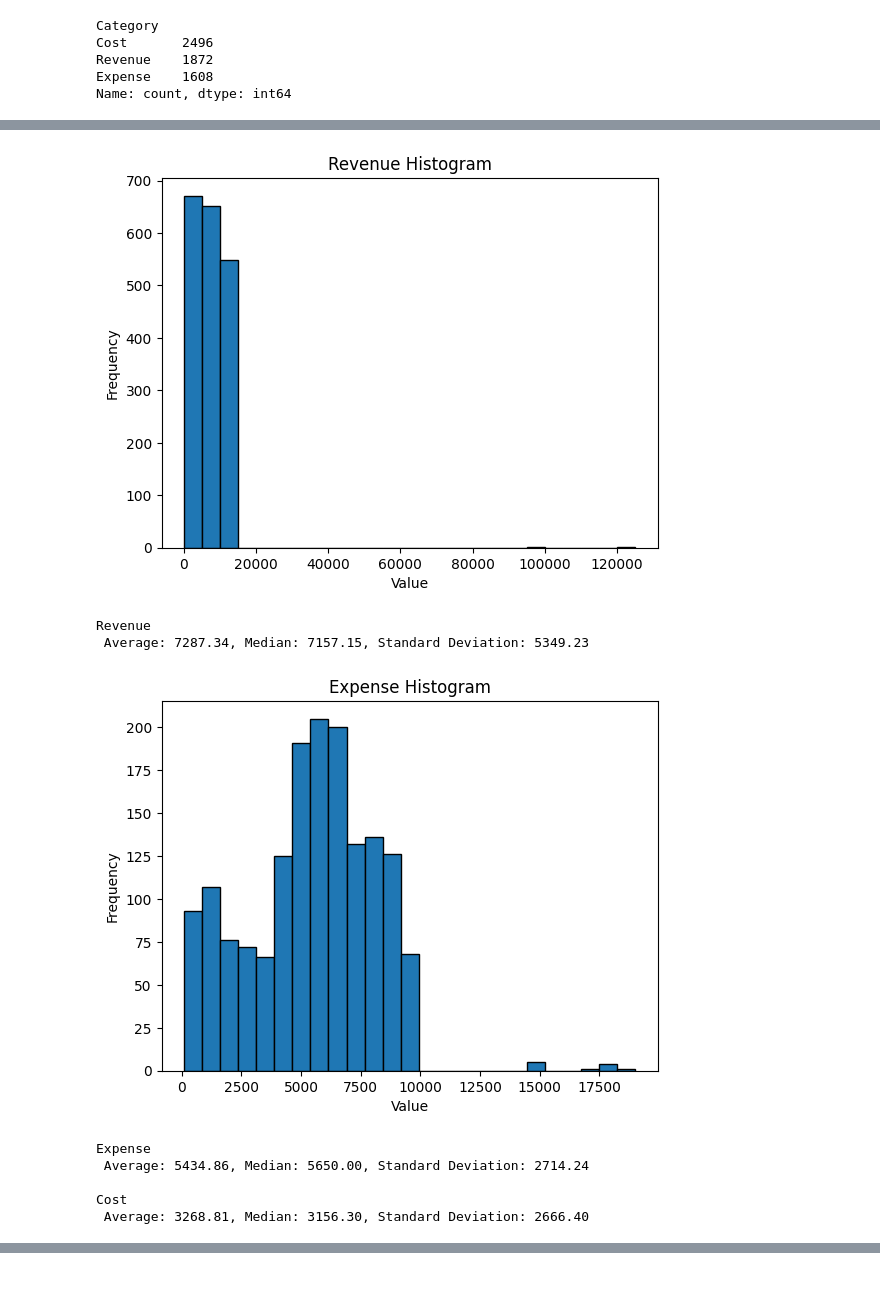
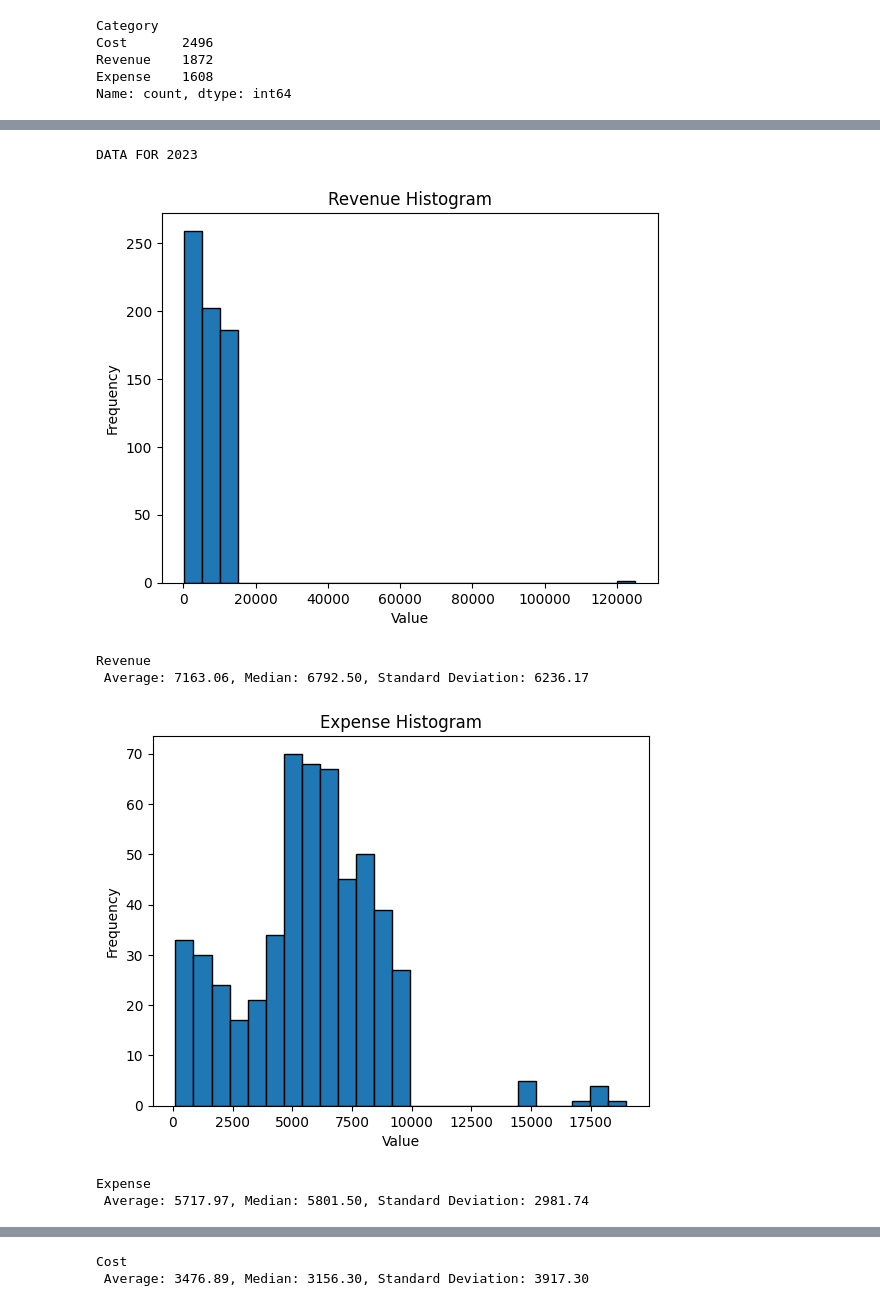
Before and after one commit to SkunkChampions/ai_global_search, a Jupyter notebook: notebooks/E2.ipynb, the cells around one changed output, grey strips where cells are left out. Cells and saved outputs as stored; diff of their text form; code cells hidden in the pictures.

Commit message:
Fixed data visualization

```diff
--- a/notebooks/E2.ipynb
+++ b/notebooks/E2.ipynb
@@ -134,44 +138,46 @@ Cost
 ##
 ## 2023
 ##
 
-revenue = df[df['Category'] == "Revenue"]["Amount"]
+print("DATA FOR 2023")
+
+df2023 = df[df["Year"] == 2023]
+revenue = df2023[df2023['Category'] == "Revenue"]["Amount"]
 rev_avg, rev_med, rev_std = revenue.mean(), revenue.median(), revenue.std()
 plt.hist(revenue, bins=25, edgecolor='black')
 plt.xlabel('Value')
 plt.ylabel('Frequency')
 plt.title('Revenue Histogram')
 plt.show()
 
 print("Revenue\n Average: %.2f, Median: %.2f, Standard Deviation: %.2f\n" % (rev_avg, rev_med, rev_std))
 
-expense = df[df['Category'] == "Expense"]["Amount"]
+
+expense = df2023[df2023['Category'] == "Expense"]["Amount"]
 exp_avg, exp_med, exp_std = expense.mean(), expense.median(), expense.std()
 
 plt.hist(expense, bins=25, edgecolor='black')
 plt.xlabel('Value')
 plt.ylabel('Frequency')
 plt.title('Expense Histogram')
 plt.show()
-
 print("Expense\n Average: %.2f, Median: %.2f, Standard Deviation: %.2f\n" % (exp_avg, exp_med, exp_std))
 
-cost = df[df['Category'] == "Cost"]["Amount"]
+
+cost = df2023[df2023['Category'] == "Cost"]["Amount"]
 cost_avg, cost_med, cost_std = cost.mean(), cost.median(), cost.std()
 
-print("Cost\n Average: %.2f, Median: %.2f, Standard Deviation: %.2f\n" % (cost_avg, cost_med, cost_std))
 plt.hist(cost, bins=25, edgecolor='black')
 plt.xlabel('Value')
 plt.ylabel('Frequency')
 plt.title('Cost Histogram')
 plt.show()
+print("Cost\n Average: %.2f, Median: %.2f, Standard Deviation: %.2f\n" % (cost_avg, cost_med, cost_std))
 # %% [output]
+DATA FOR 2023
-[figure, old version]
+[figure, new version]
-Revenue
- Average: 7287.34, Median: 7157.15, Standard Deviation: 5349.23
+Revenue
+ Average: 7163.06, Median: 6792.50, Standard Deviation: 6236.17
-[figure, old version]
+[figure, new version]
-Expense
- Average: 5434.86, Median: 5650.00, Standard Deviation: 2714.24
-
-Cost
- Average: 3268.81, Median: 3156.30, Standard Deviation: 2666.40
+Expense
+ Average: 5717.97, Median: 5801.50, Standard Deviation: 2981.74
@@ -178,0 +185,2 @@ Cost
+Cost
+ Average: 3476.89, Median: 3156.30, Standard Deviation: 3917.30
```
Also changed, not shown: parts of 3 cells of this notebook.
